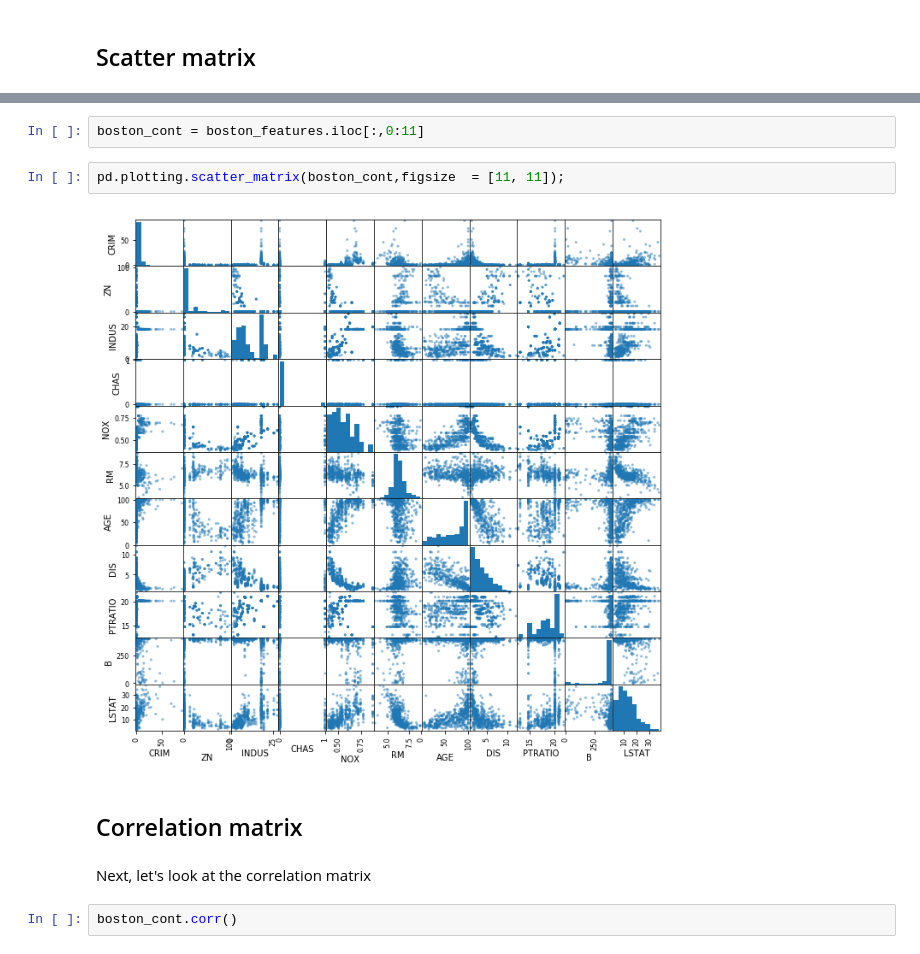
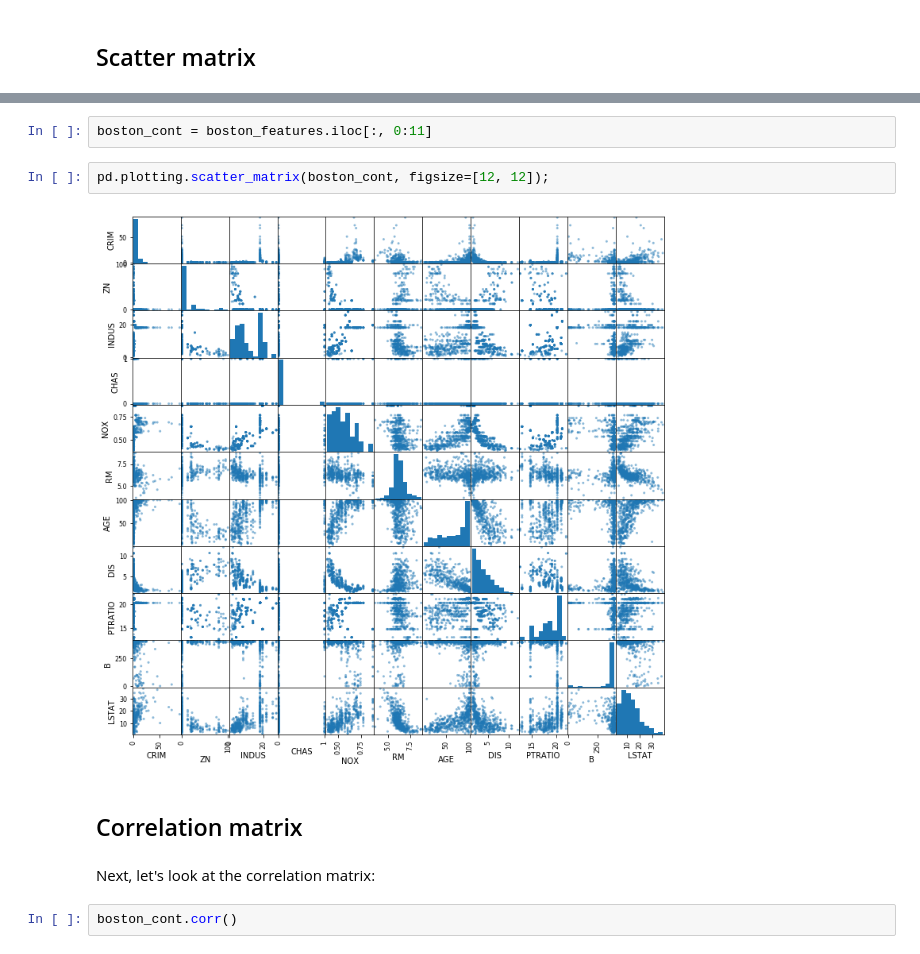
Before and after one commit to learn-co-curriculum/dsc-multicollinearity-of-features-lab, a Jupyter notebook: index.ipynb, the cells around one changed output, grey strips where cells are left out. Cells and saved outputs as stored; diff of their text form.

```diff
--- a/index.ipynb
+++ b/index.ipynb
@@ -56,13 +59,13 @@ This took a while to load. Not surprisingly, the categorical variables didn't re
 # %%
-boston_cont = boston_features.iloc[:,0:11]
+boston_cont = boston_features.iloc[:, 0:11]
 # %%
-pd.plotting.scatter_matrix(boston_cont,figsize  = [11, 11]);
+pd.plotting.scatter_matrix(boston_cont, figsize=[12, 12]);
 # %% [output]
-[figure, old version]
+[figure, new version]
 # %% [markdown]
 ## Correlation matrix
 # %% [markdown]
-Next, let's look at the correlation matrix
+Next, let's look at the correlation matrix:
 # %%
 boston_cont.corr()
 # %% [output]
```
Also changed, not shown: parts of 13 cells of this notebook, 6 other files.
